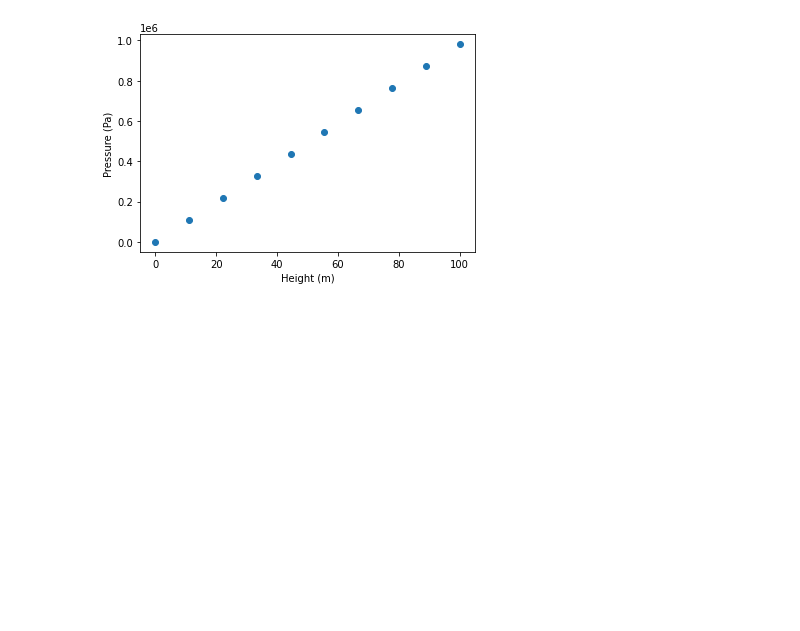
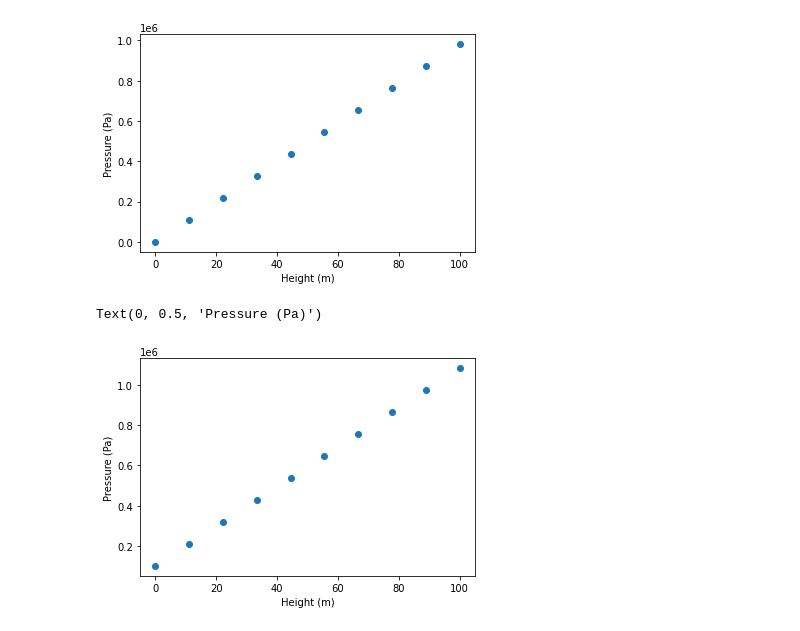
Before and after one commit to astrocardozo/IB-Physics, a Jupyter notebook: IB_Physics_2/Unit 1- Fluids/Guided Notes.ipynb, the cells around one changed output. Drawn from its saved outputs; the diff is of its cells as text; code cells hidden in the pictures; blank space fills up the shorter version.

Commit message:
Added new graph

```diff
--- a/IB_Physics_2/Unit 1- Fluids/Guided Notes.ipynb
+++ b/IB_Physics_2/Unit 1- Fluids/Guided Notes.ipynb
@@ -57,3 +49,20 @@ plt.ylabel('Pressure (Pa)')
 # %% [output]
 Text(0, 0.5, 'Pressure (Pa)')
 [figure]
+# %%
+def Pressure(P1,rho,g,h):
+    P = P1 + rho*g*h
+    return P
+
+P1 = 1.01E5
+h = np.linspace(0,100,10)
+rho = 1E3
+g = 9.81
+y = Pressure(P1,rho,g,h)
+
+plt.scatter(h,y)
+plt.xlabel('Height (m)')
+plt.ylabel('Pressure (Pa)')
+# %% [output]
+Text(0, 0.5, 'Pressure (Pa)')
+[figure, added]
```
Also changed, not shown: parts of 1 cell of this notebook.
